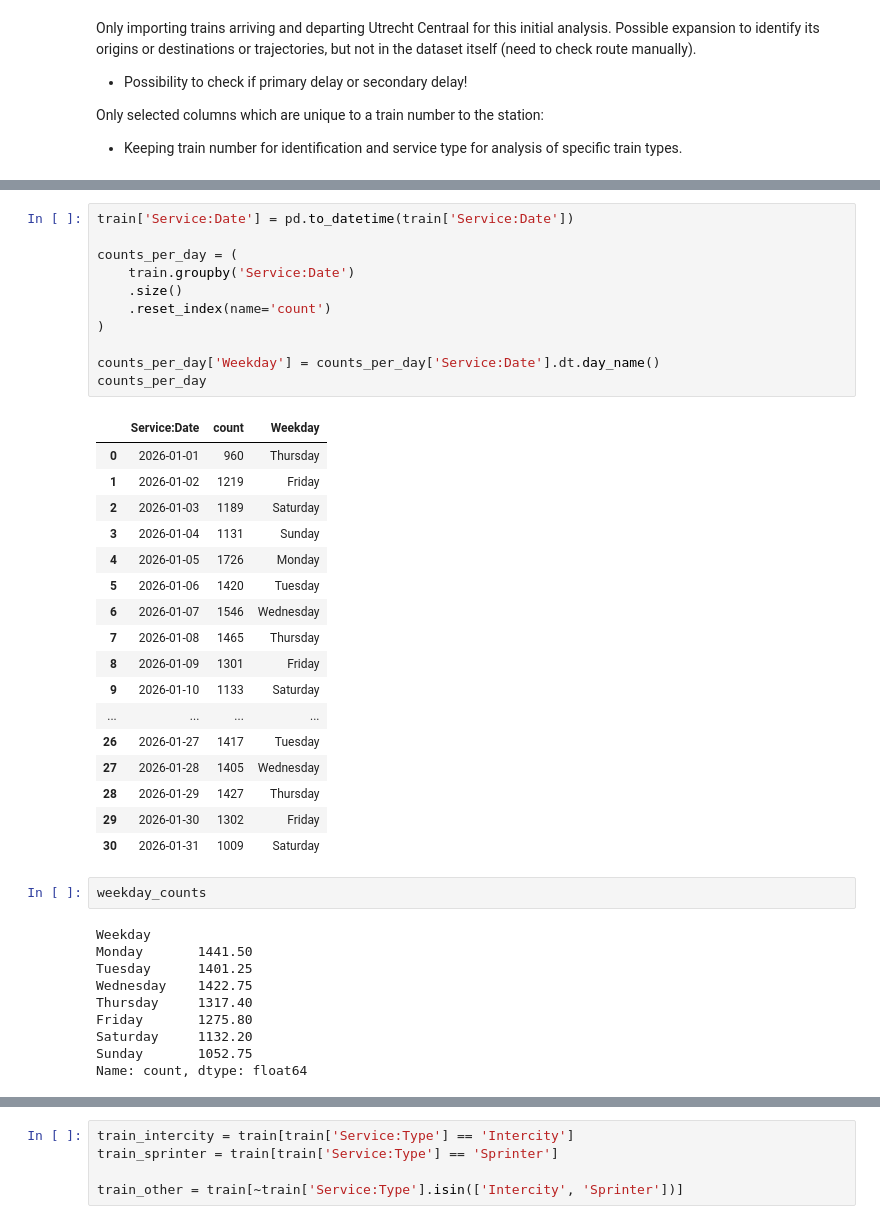
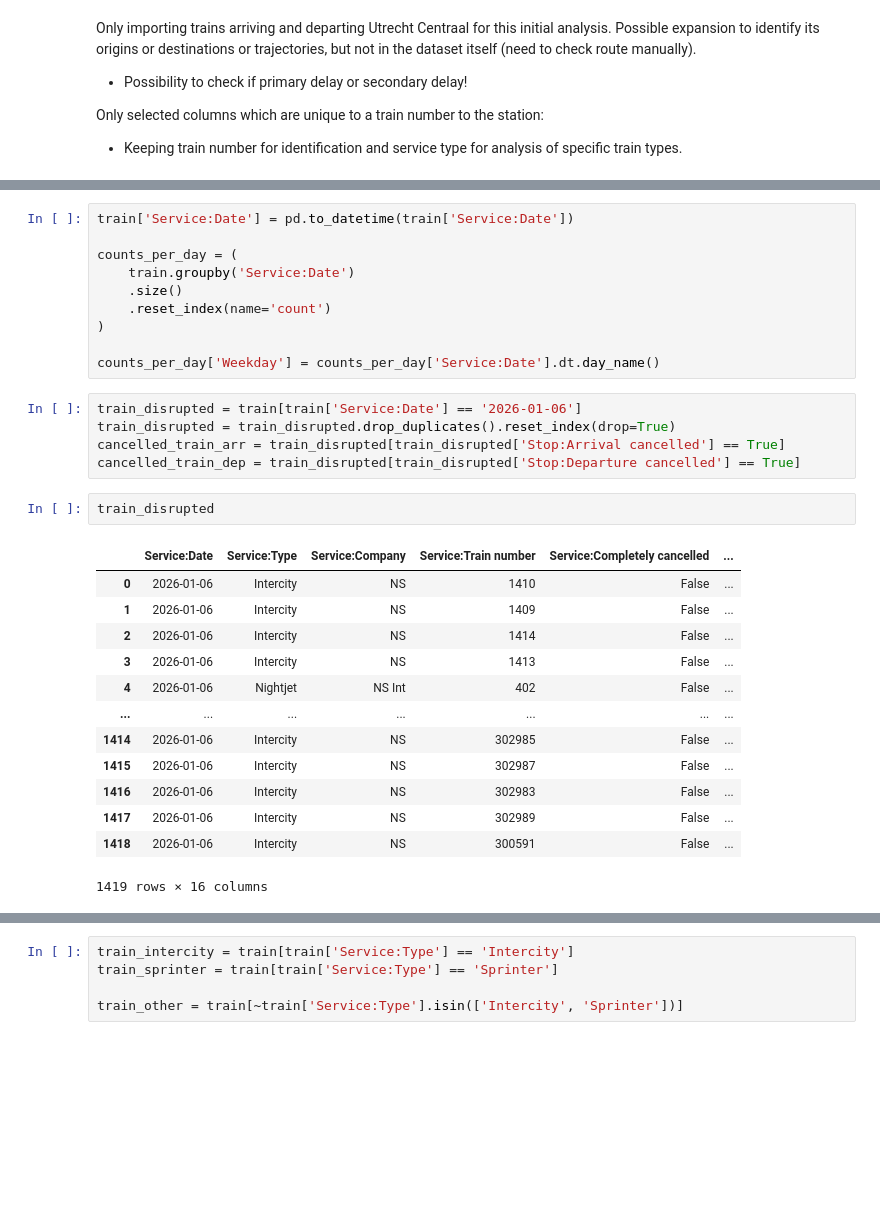
Before and after one commit to nicklj100/group20_til6022_project, a Jupyter notebook: working file.ipynb, the cells around one changed output, grey strips where cells are left out. Drawn from its saved outputs; the diff is of its cells as text; blank space fills up the shorter version.

```diff
--- a/working file.ipynb
+++ b/working file.ipynb
@@ -86,34 +35,24 @@ counts_per_day = (
 )
 
 counts_per_day['Weekday'] = counts_per_day['Service:Date'].dt.day_name()
-counts_per_day
-# %% [output]
-|  | Service:Date | count | Weekday |
-| 0 | 2026-01-01 | 960 | Thursday |
-| 1 | 2026-01-02 | 1219 | Friday |
-| 2 | 2026-01-03 | 1189 | Saturday |
-| 3 | 2026-01-04 | 1131 | Sunday |
-| 4 | 2026-01-05 | 1726 | Monday |
-| 5 | 2026-01-06 | 1420 | Tuesday |
-| 6 | 2026-01-07 | 1546 | Wednesday |
-| 7 | 2026-01-08 | 1465 | Thursday |
-| 8 | 2026-01-09 | 1301 | Friday |
-| 9 | 2026-01-10 | 1133 | Saturday |
-| ... | ... | ... | ... |
-| 26 | 2026-01-27 | 1417 | Tuesday |
-| 27 | 2026-01-28 | 1405 | Wednesday |
-| 28 | 2026-01-29 | 1427 | Thursday |
-| 29 | 2026-01-30 | 1302 | Friday |
-| 30 | 2026-01-31 | 1009 | Saturday |
-# %%
-weekday_counts
-# %% [output]
-Weekday
-Monday       1441.50
-Tuesday      1401.25
-Wednesday    1422.75
-Thursday     1317.40
-Friday       1275.80
-Saturday     1132.20
-Sunday       1052.75
-Name: count, dtype: float64
+# %%
+train_disrupted = train[train['Service:Date'] == '2026-01-06']
+train_disrupted = train_disrupted.drop_duplicates().reset_index(drop=True)
+cancelled_train_arr = train_disrupted[train_disrupted['Stop:Arrival cancelled'] == True]
+cancelled_train_dep = train_disrupted[train_disrupted['Stop:Departure cancelled'] == True]
+# %%
+train_disrupted
+# %% [output]
+|  | Service:Date | Service:Type | Service:Company | Service:Train number | Service:Completely cancelled | ... |
+| 0 | 2026-01-06 | Intercity | NS | 1410 | False | ... |
+| 1 | 2026-01-06 | Intercity | NS | 1409 | False | ... |
+| 2 | 2026-01-06 | Intercity | NS | 1414 | False | ... |
+| 3 | 2026-01-06 | Intercity | NS | 1413 | False | ... |
+| 4 | 2026-01-06 | Nightjet | NS Int | 402 | False | ... |
+| ... | ... | ... | ... | ... | ... | ... |
+| 1414 | 2026-01-06 | Intercity | NS | 302985 | False | ... |
+| 1415 | 2026-01-06 | Intercity | NS | 302987 | False | ... |
+| 1416 | 2026-01-06 | Intercity | NS | 302983 | False | ... |
+| 1417 | 2026-01-06 | Intercity | NS | 302989 | False | ... |
+| 1418 | 2026-01-06 | Intercity | NS | 300591 | False | ... |
+1419 rows × 16 columns
```
Also changed, not shown: parts of 11 cells of this notebook, 3 other files.
